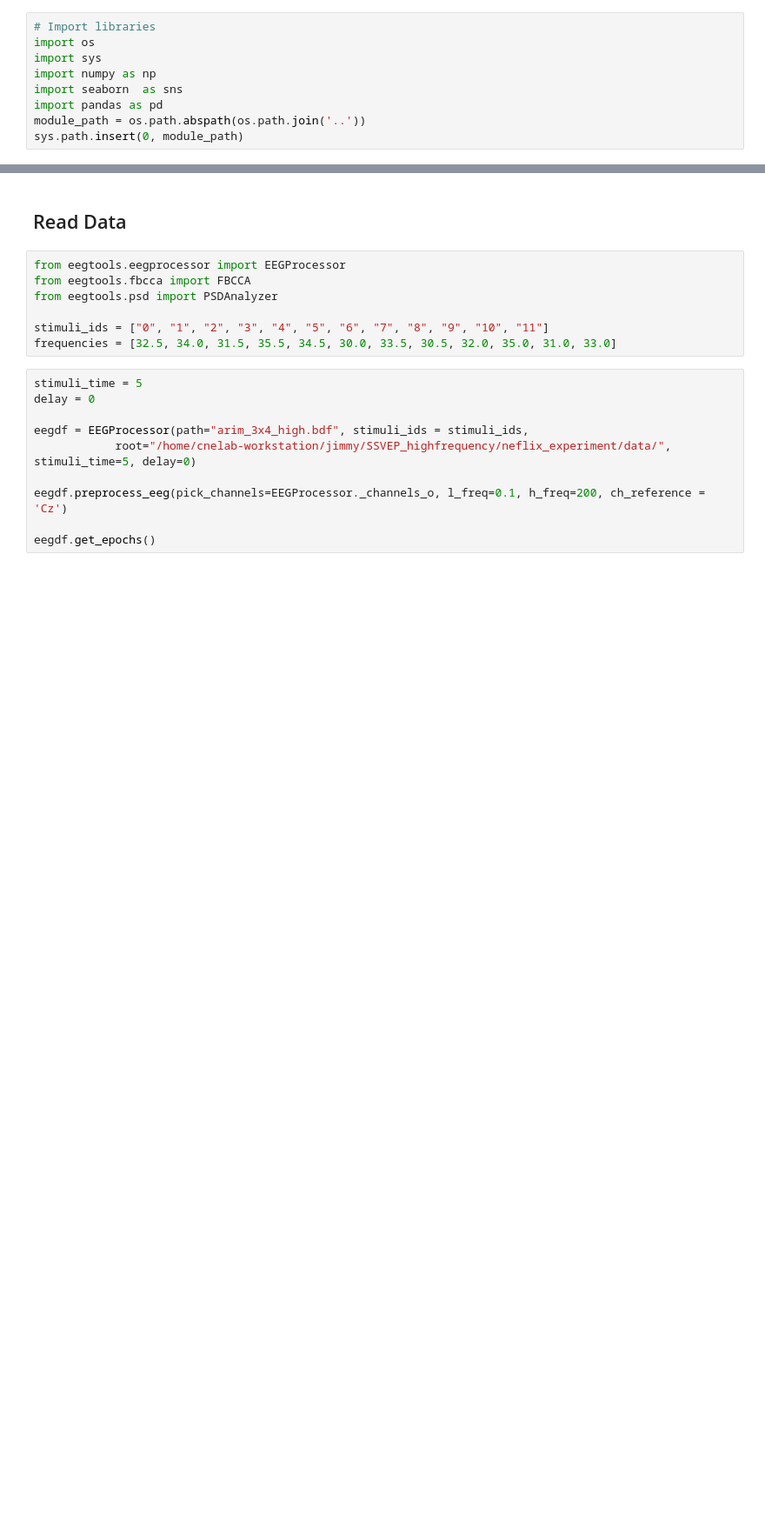
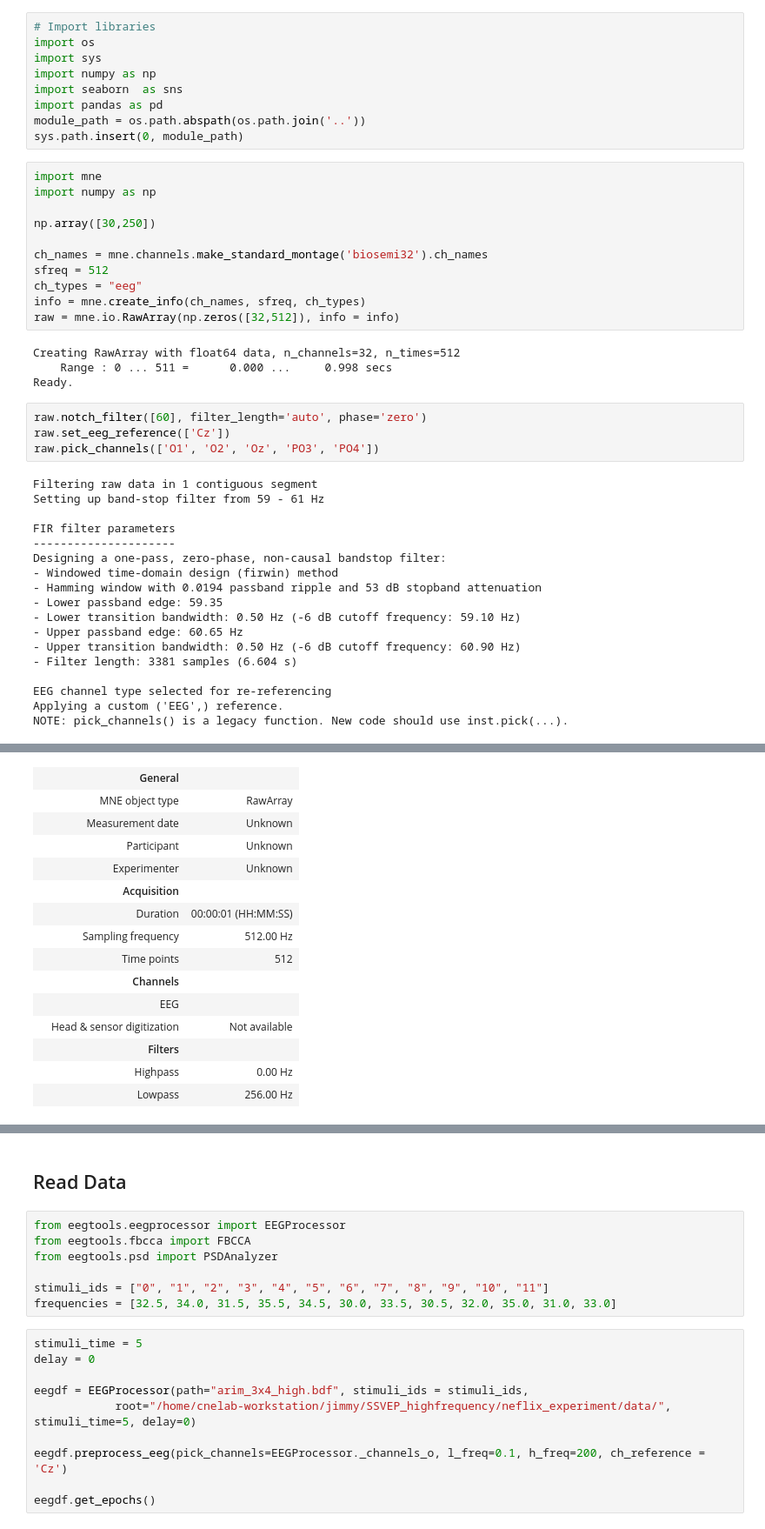
Before and after one commit to jiapulidoar/HF-SSVEP, a Jupyter notebook: notebooks/ssvep_notebook.ipynb, the cells around one changed output, grey strips where cells are left out. Shown at 87% size. Cells and saved outputs as stored; diff of their text form; blank space fills up the shorter version.

Commit message:
update online experiment

```diff
--- a/notebooks/ssvep_notebook.ipynb
+++ b/notebooks/ssvep_notebook.ipynb
@@ -10,3 +15,40 @@ import seaborn  as sns
 import pandas as pd
 module_path = os.path.abspath(os.path.join('..'))
 sys.path.insert(0, module_path)
+# %%
+import mne
+import numpy as np
+
+np.array([30,250])
+
+ch_names = mne.channels.make_standard_montage('biosemi32').ch_names
+sfreq = 512
+ch_types = "eeg"
+info = mne.create_info(ch_names, sfreq, ch_types)
+raw = mne.io.RawArray(np.zeros([32,512]), info = info)
+# %% [output]
+Creating RawArray with float64 data, n_channels=32, n_times=512
+    Range : 0 ... 511 =      0.000 ...     0.998 secs
+Ready.
+# %%
+raw.notch_filter([60], filter_length='auto', phase='zero')
+raw.set_eeg_reference(['Cz'])
+raw.pick_channels(['O1', 'O2', 'Oz', 'PO3', 'PO4'])
+# %% [output]
+Filtering raw data in 1 contiguous segment
+Setting up band-stop filter from 59 - 61 Hz
+
+FIR filter parameters
+---------------------
+Designing a one-pass, zero-phase, non-causal bandstop filter:
+- Windowed time-domain design (firwin) method
+- Hamming window with 0.0194 passband ripple and 53 dB stopband attenuation
+- Lower passband edge: 59.35
+- Lower transition bandwidth: 0.50 Hz (-6 dB cutoff frequency: 59.10 Hz)
+- Upper passband edge: 60.65 Hz
+- Upper transition bandwidth: 0.50 Hz (-6 dB cutoff frequency: 60.90 Hz)
+- Filter length: 3381 samples (6.604 s)
+
+EEG channel type selected for re-referencing
+Applying a custom ('EEG',) reference.
+NOTE: pick_channels() is a legacy function. New code should use inst.pick(...).
@@ -12,0 +56,15 @@ sys.path.insert(0, module_path)
+|  | General |  |
+|  | MNE object type | RawArray |
+|  | Measurement date | Unknown |
+|  | Participant | Unknown |
+|  | Experimenter | Unknown |
+|  | Acquisition |  |
+|  | Duration | 00:00:01 (HH:MM:SS) |
+|  | Sampling frequency | 512.00 Hz |
+|  | Time points | 512 |
+|  | Channels |  |
+|  | EEG |  |
+|  | Head & sensor digitization | Not available |
+|  | Filters |  |
+|  | Highpass | 0.00 Hz |
+|  | Lowpass | 256.00 Hz |
```
Also changed, not shown: parts of 4 cells of this notebook, 2 other files.
